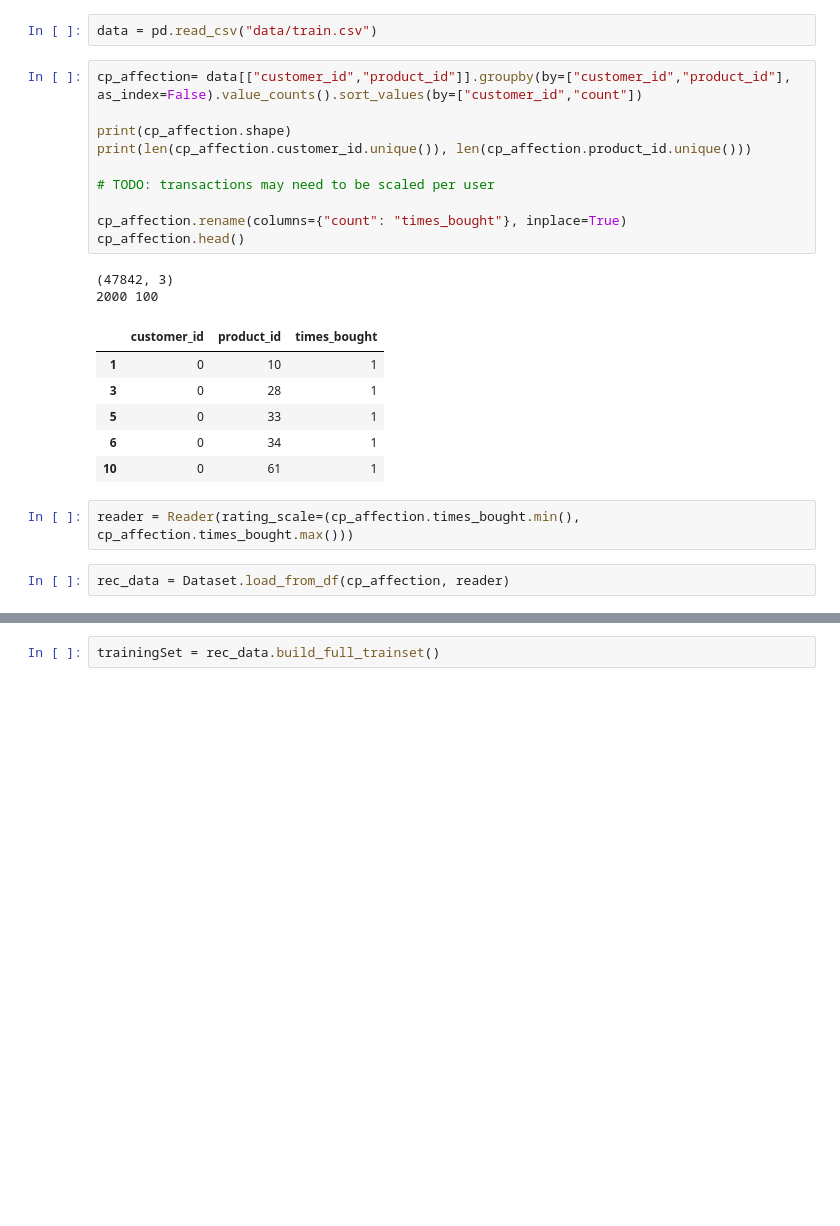
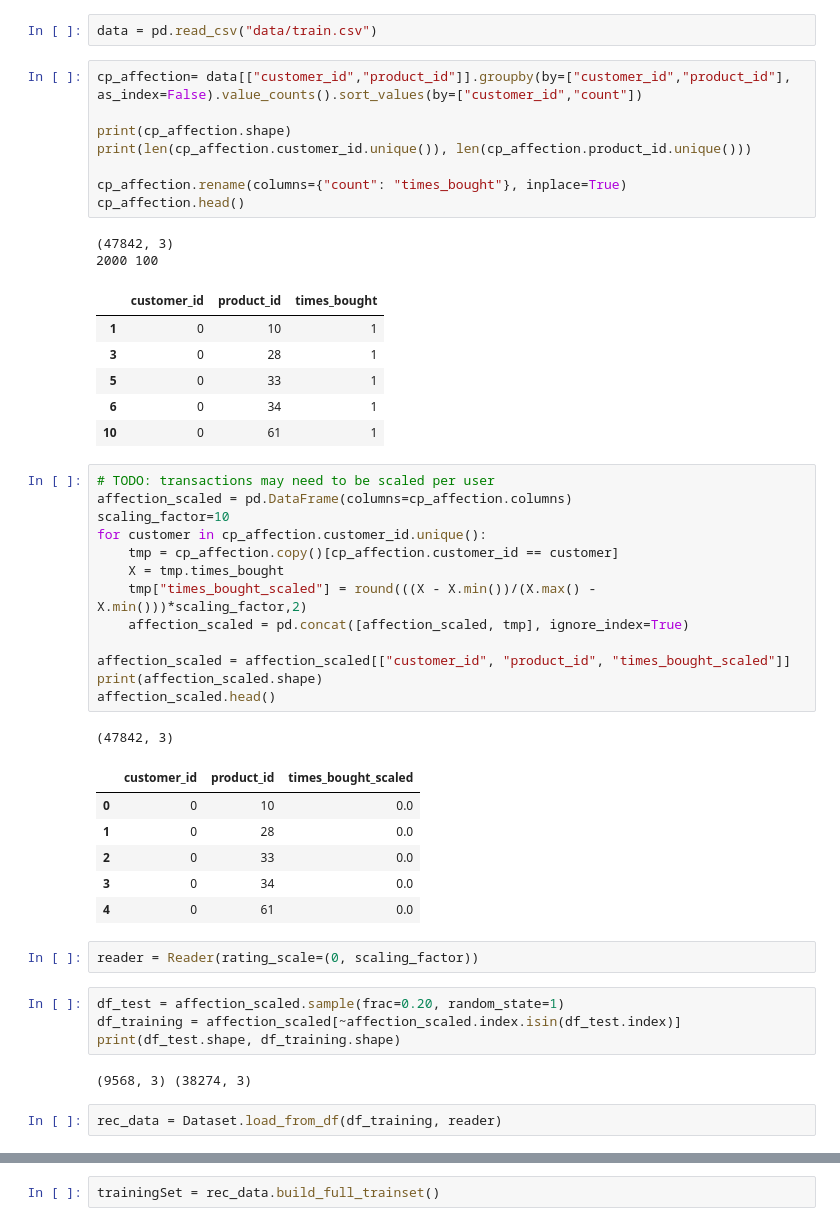
Before and after one commit to sekR4/classification-challenge, a Jupyter notebook: src/recommender_trial.ipynb, the cells around one changed output, grey strips where cells are left out. Saved outputs shown, nothing was run; the diff lists cells and outputs as text; blank space fills up the shorter version.

```diff
--- a/src/recommender_trial.ipynb
+++ b/src/recommender_trial.ipynb
@@ -12,8 +15,6 @@ cp_affection= data[["customer_id","product_id"]].groupby(by=["customer_id","prod
 print(cp_affection.shape)
 print(len(cp_affection.customer_id.unique()), len(cp_affection.product_id.unique()))
 
-# TODO: transactions may need to be scaled per user
-
 cp_affection.rename(columns={"count": "times_bought"}, inplace=True)
 cp_affection.head()
 # %% [output]
@@ -25,10 +26,37 @@ cp_affection.head()
 | 5 | 0 | 33 | 1 |
 | 6 | 0 | 34 | 1 |
 | 10 | 0 | 61 | 1 |
-# %%
-reader = Reader(rating_scale=(cp_affection.times_bought.min(), cp_affection.times_bought.max()))
+# %%
+# TODO: transactions may need to be scaled per user
+affection_scaled = pd.DataFrame(columns=cp_affection.columns)
+scaling_factor=10
+for customer in cp_affection.customer_id.unique():
+    tmp = cp_affection.copy()[cp_affection.customer_id == customer]
+    X = tmp.times_bought
+    tmp["times_bought_scaled"] = round(((X - X.min())/(X.max() - X.min()))*scaling_factor,2)
+    affection_scaled = pd.concat([affection_scaled, tmp], ignore_index=True)
+
+affection_scaled = affection_scaled[["customer_id", "product_id", "times_bought_scaled"]]
+print(affection_scaled.shape)
+affection_scaled.head()
+# %% [output]
+(47842, 3)
+|  | customer_id | product_id | times_bought_scaled |
+| 0 | 0 | 10 | 0.0 |
+| 1 | 0 | 28 | 0.0 |
+| 2 | 0 | 33 | 0.0 |
+| 3 | 0 | 34 | 0.0 |
+| 4 | 0 | 61 | 0.0 |
+# %%
+reader = Reader(rating_scale=(0, scaling_factor))
+# %%
+df_test = affection_scaled.sample(frac=0.20, random_state=1)
+df_training = affection_scaled[~affection_scaled.index.isin(df_test.index)]
+print(df_test.shape, df_training.shape)
+# %% [output]
+(9568, 3) (38274, 3)
 # %%
-rec_data = Dataset.load_from_df(cp_affection, reader)
+rec_data = Dataset.load_from_df(df_training, reader)
 # %%
 # To use item-based cosine similarity
 sim_options = {
```
Also changed, not shown: parts of 13 cells of this notebook, 3 other files.
